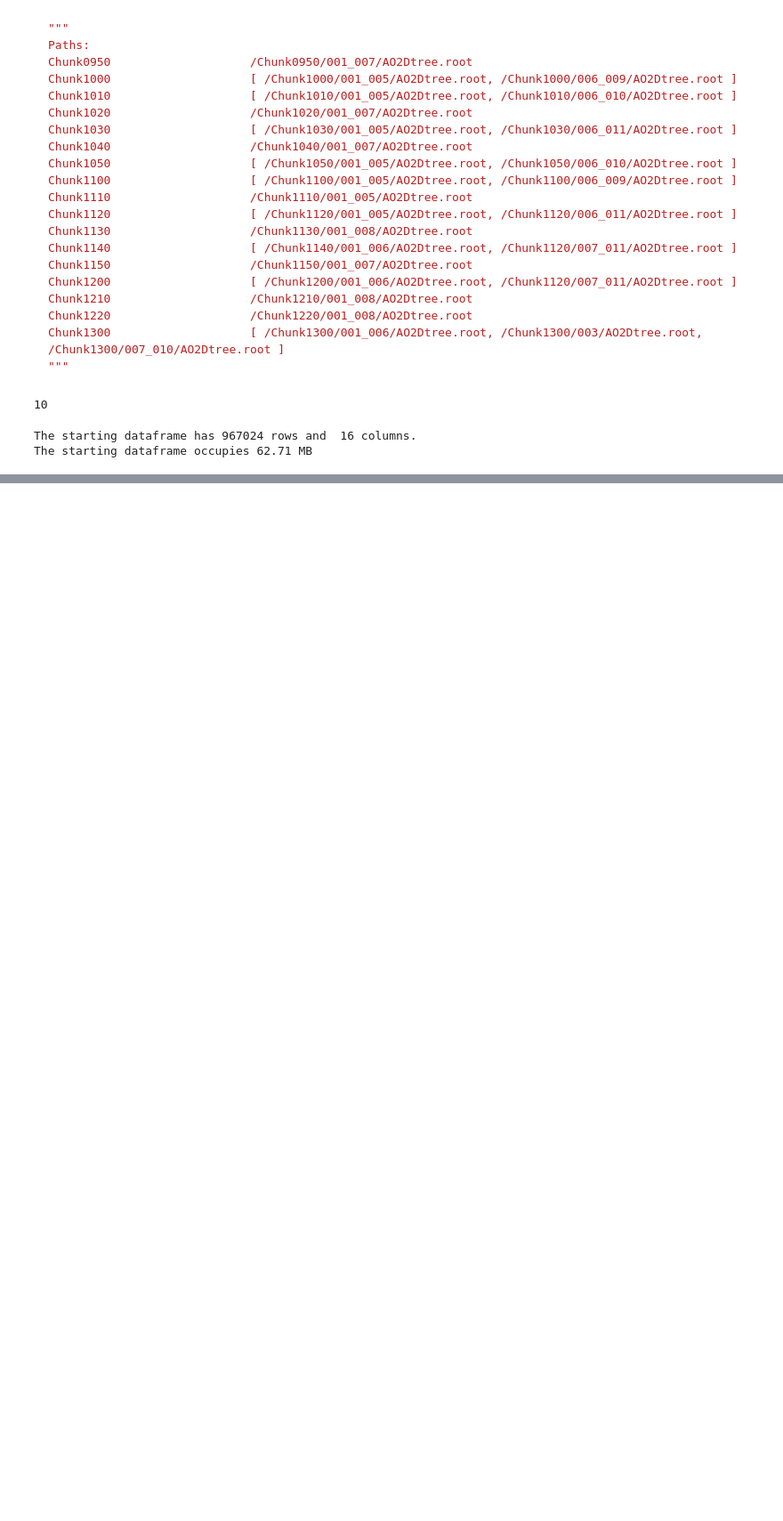
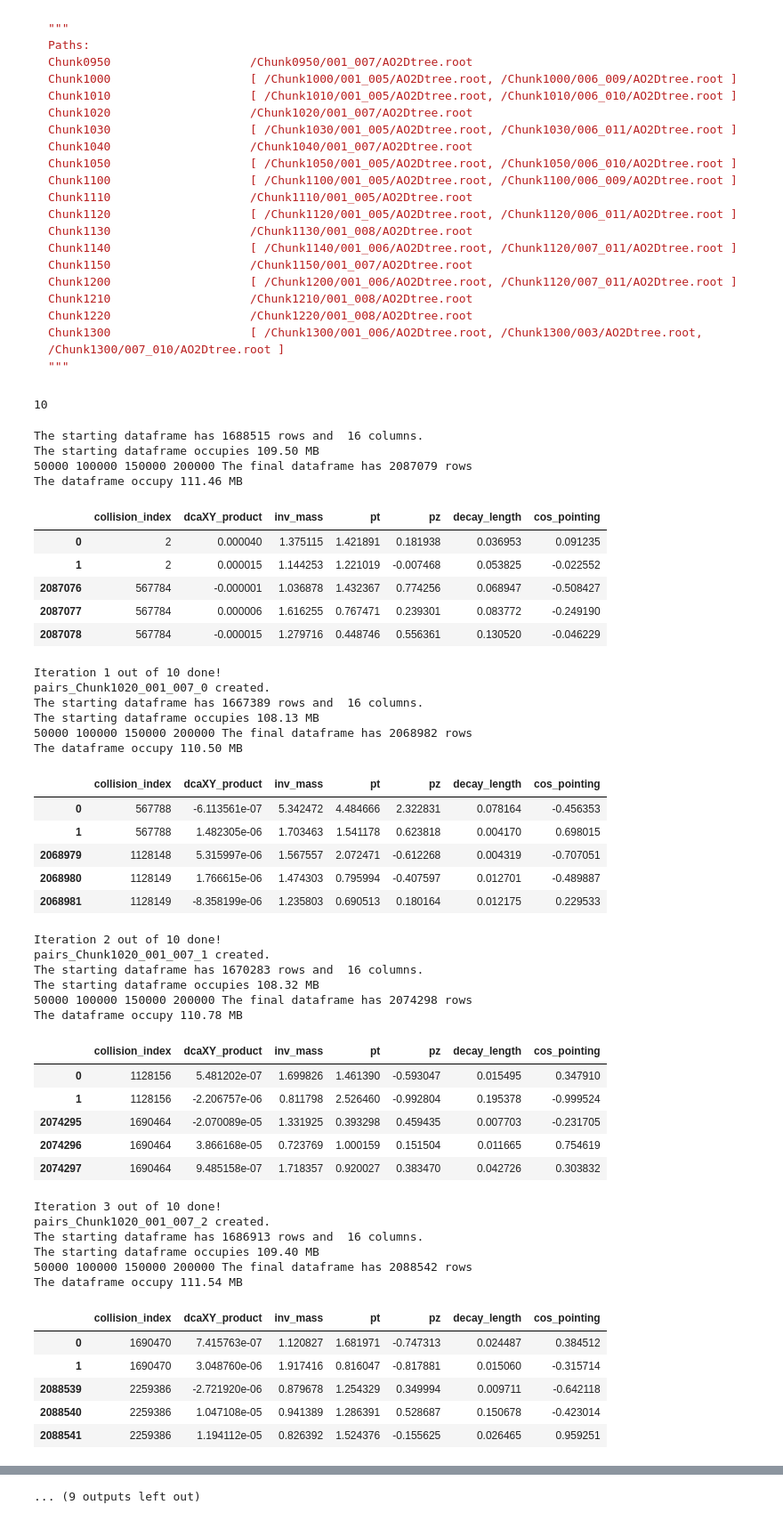
Before and after one commit to LeoPi314/LCPB_Project, a Jupyter notebook: Slicing.ipynb, the cells around one changed output, grey strips where cells are left out. Shown: that part at 89% size. Saved outputs shown, nothing was run; the diff lists cells and outputs as text; code cells hidden in the pictures; blank space fills up the shorter version.

````diff
--- a/Slicing.ipynb
+++ b/Slicing.ipynb
@@ -33,8 +33,8 @@ Chunk1300                    [ /Chunk1300/001_006/AO2Dtree.root, /Chunk1300/003/
 ```
 # %%
 base_path = "../../mnt/SingleTrackTrees/Data/alice_data_2023_LHC23f_535087_apass4_1300_Thinner/Output/Run535087"
-which_chunk = "Chunk1000"
-which_number = "006_009"
+which_chunk = "Chunk1020"
+which_number = "001_007"
 which_file = "AO2Dtree.root"
 path = base_path + "/".join(["/", which_chunk, which_number, which_file])
 #path = "~/Downloads/AO2Dtree.root"
@@ -318,33 +318,77 @@ for J in range (len(subsets)):
         # 'X_SV': SV_X,
         # 'Y_SV': SV_Y,
         # 'Z_SV': SV_Z,
         'decay_length': decay_lengths,
         'cos_pointing': cos_pointings
     })
 
     # Debug
     print("The final dataframe has", len(df_pairs), "rows")
     memory = df_pairs.memory_usage(deep=True).sum() / (1024 ** 2)
     print(f"The dataframe occupy {memory:.2f} MB")
-    display( df_pairs.tail() )
+    display( pd.concat([df_pairs.head(2),df_pairs.tail(3)]) )
 
     save_name = "pairs_" + "_".join([which_chunk, which_number, str(J)])
     df_pairs.to_pickle(save_name + ".pkl")
 
     # free memory from the dataframes used for this subset
     del df
     del df_pairs
     del collision_indices
     del dcaXY_products
     del inv_masses
     del pt_totals
     del pz_totals
     del decay_lengths
     del cos_pointings
     gc.collect()
 
     print(f"Iteration {J+1} out of {N_SPLITS} done!")
     print(f"{save_name} created.")
 # %% [output]
-The starting dataframe has 967024 rows and  16 columns.
-The starting dataframe occupies 62.71 MB
+The starting dataframe has 1688515 rows and  16 columns.
+The starting dataframe occupies 109.50 MB
+50000 100000 150000 200000 The final dataframe has 2087079 rows
+The dataframe occupy 111.46 MB
+|  | collision_index | dcaXY_product | inv_mass | pt | pz | decay_length | cos_pointing |
+| 0 | 2 | 0.000040 | 1.375115 | 1.421891 | 0.181938 | 0.036953 | 0.091235 |
+| 1 | 2 | 0.000015 | 1.144253 | 1.221019 | -0.007468 | 0.053825 | -0.022552 |
+| 2087076 | 567784 | -0.000001 | 1.036878 | 1.432367 | 0.774256 | 0.068947 | -0.508427 |
+| 2087077 | 567784 | 0.000006 | 1.616255 | 0.767471 | 0.239301 | 0.083772 | -0.249190 |
+| 2087078 | 567784 | -0.000015 | 1.279716 | 0.448746 | 0.556361 | 0.130520 | -0.046229 |
+Iteration 1 out of 10 done!
+pairs_Chunk1020_001_007_0 created.
+The starting dataframe has 1667389 rows and  16 columns.
+The starting dataframe occupies 108.13 MB
+50000 100000 150000 200000 The final dataframe has 2068982 rows
+The dataframe occupy 110.50 MB
+|  | collision_index | dcaXY_product | inv_mass | pt | pz | decay_length | cos_pointing |
+| 0 | 567788 | -6.113561e-07 | 5.342472 | 4.484666 | 2.322831 | 0.078164 | -0.456353 |
+| 1 | 567788 | 1.482305e-06 | 1.703463 | 1.541178 | 0.623818 | 0.004170 | 0.698015 |
+| 2068979 | 1128148 | 5.315997e-06 | 1.567557 | 2.072471 | -0.612268 | 0.004319 | -0.707051 |
+| 2068980 | 1128149 | 1.766615e-06 | 1.474303 | 0.795994 | -0.407597 | 0.012701 | -0.489887 |
+| 2068981 | 1128149 | -8.358199e-06 | 1.235803 | 0.690513 | 0.180164 | 0.012175 | 0.229533 |
+Iteration 2 out of 10 done!
+pairs_Chunk1020_001_007_1 created.
+The starting dataframe has 1670283 rows and  16 columns.
+The starting dataframe occupies 108.32 MB
+50000 100000 150000 200000 The final dataframe has 2074298 rows
+The dataframe occupy 110.78 MB
+|  | collision_index | dcaXY_product | inv_mass | pt | pz | decay_length | cos_pointing |
+| 0 | 1128156 | 5.481202e-07 | 1.699826 | 1.461390 | -0.593047 | 0.015495 | 0.347910 |
+| 1 | 1128156 | -2.206757e-06 | 0.811798 | 2.526460 | -0.992804 | 0.195378 | -0.999524 |
+| 2074295 | 1690464 | -2.070089e-05 | 1.331925 | 0.393298 | 0.459435 | 0.007703 | -0.231705 |
+| 2074296 | 1690464 | 3.866168e-05 | 0.723769 | 1.000159 | 0.151504 | 0.011665 | 0.754619 |
+| 2074297 | 1690464 | 9.485158e-07 | 1.718357 | 0.920027 | 0.383470 | 0.042726 | 0.303832 |
+Iteration 3 out of 10 done!
+pairs_Chunk1020_001_007_2 created.
+The starting dataframe has 1686913 rows and  16 columns.
+The starting dataframe occupies 109.40 MB
+50000 100000 150000 200000 The final dataframe has 2088542 rows
+The dataframe occupy 111.54 MB
+|  | collision_index | dcaXY_product | inv_mass | pt | pz | decay_length | cos_pointing |
+| 0 | 1690470 | 7.415763e-07 | 1.120827 | 1.681971 | -0.747313 | 0.024487 | 0.384512 |
+| 1 | 1690470 | 3.048760e-06 | 1.917416 | 0.816047 | -0.817881 | 0.015060 | -0.315714 |
+| 2088539 | 2259386 | -2.721920e-06 | 0.879678 | 1.254329 | 0.349994 | 0.009711 | -0.642118 |
+| 2088540 | 2259386 | 1.047108e-05 | 0.941389 | 1.286391 | 0.528687 | 0.150678 | -0.423014 |
+| 2088541 | 2259386 | 1.194112e-05 | 0.826392 | 1.524376 | -0.155625 | 0.026465 | 0.959251 |
@@ -350,0 +419 @@ The starting dataframe occupies 62.71 MB
+... (9 outputs left out)
````
Also changed, not shown: parts of 1 cell of this notebook.
